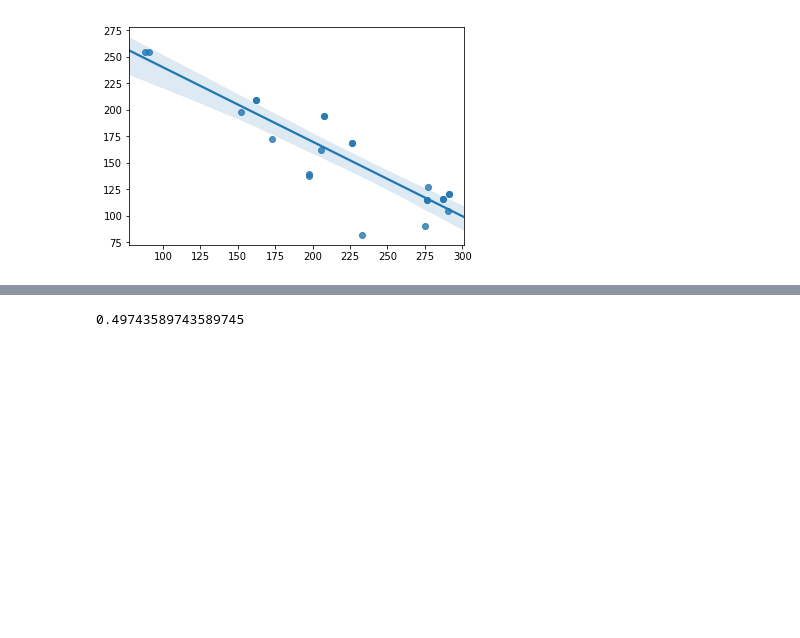
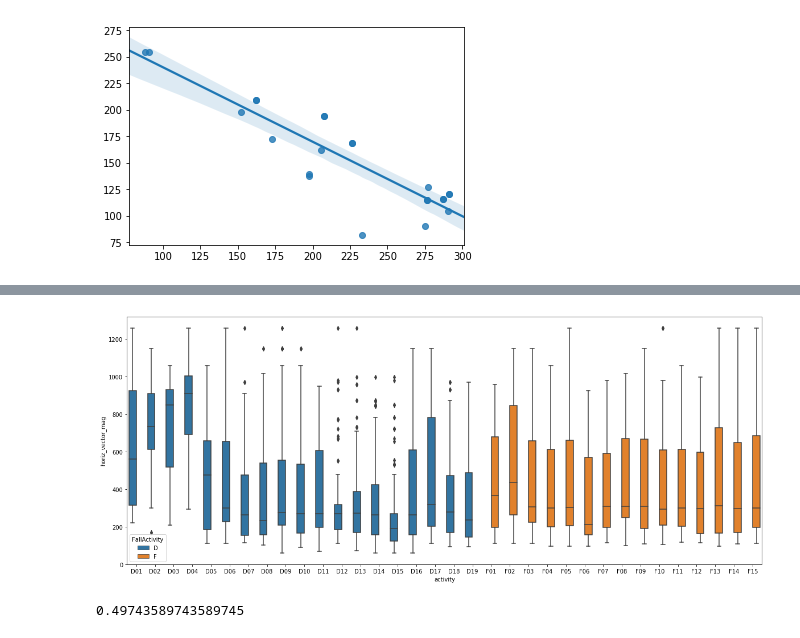
Before and after one commit to WJMatthew/SisFallAnalysis, a Jupyter notebook: notebooks/amplitude_correlations_aug25.ipynb, the cells around one changed output, grey strips where cells are left out. Drawn from its saved outputs; the diff is of its cells as text; code cells hidden in the pictures; blank space fills up the shorter version.

```diff
--- a/notebooks/amplitude_correlations_aug25.ipynb
+++ b/notebooks/amplitude_correlations_aug25.ipynb
@@ -172,3 +188,8 @@ sns.regplot(x=horiz_vm_std_means, y=horiz_vm_std_meansF)
+# %%
+plt.subplots(figsize=(20,8))
+sns.boxplot(x='activity', y='horiz_vector_mag', hue='FallActivity', data=pivot, order = dailies + falls);
+# %% [output]
+[figure, added]
 # %%
 ytest.sum()/len(ytest)
 # %% [output]
```
Also changed, not shown: parts of 2 cells of this notebook, 6 other files.
